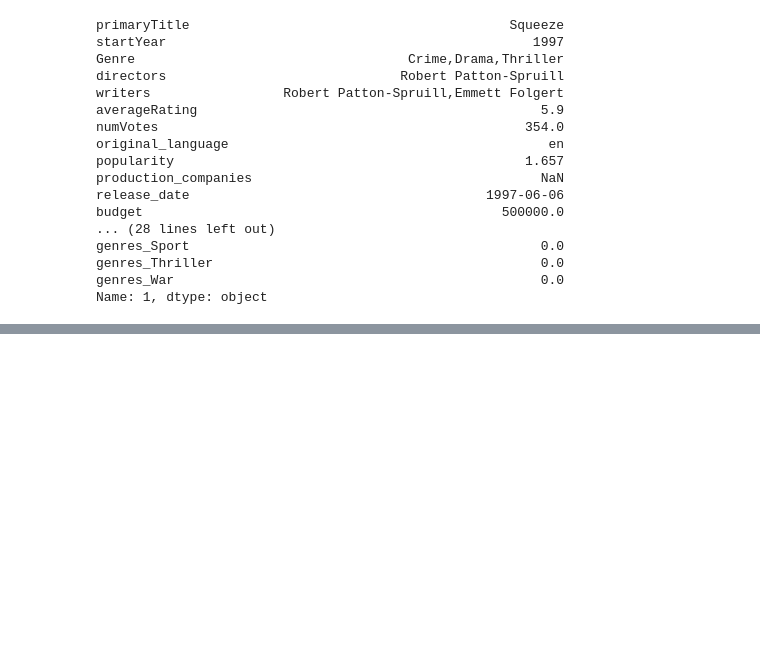
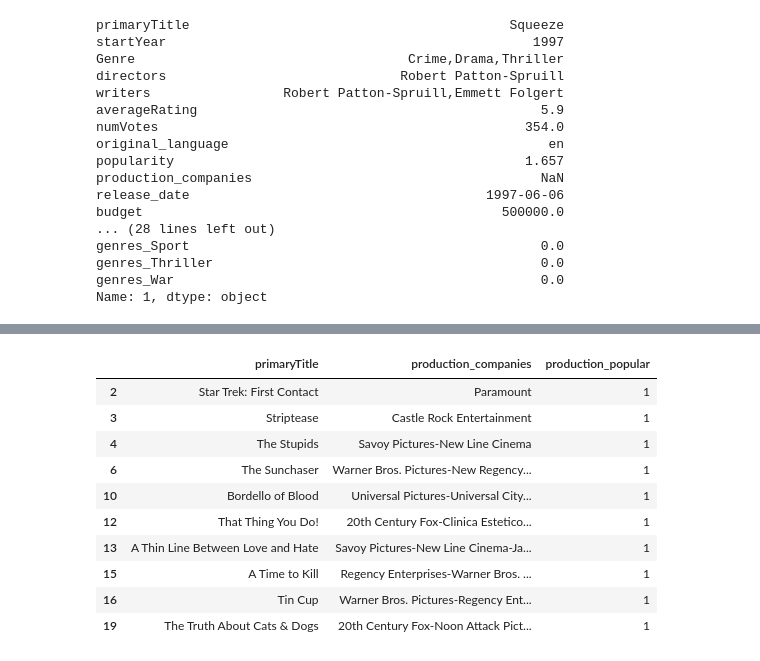
Before and after one commit to Eric7895/Movie_Revenue_Web_Application, a Jupyter notebook: data_preprocessing.ipynb, the cells around one changed output, grey strips where cells are left out. Drawn from its saved outputs; the diff is of its cells as text; code cells hidden in the pictures; blank space fills up the shorter version.

Commit message:
production_popular encoding

```diff
--- a/data_preprocessing.ipynb
+++ b/data_preprocessing.ipynb
@@ -366,3 +260,74 @@ genres_Sport                                             0.0
 genres_Thriller                                          0.0
 genres_War                                               0.0
 Name: 1, dtype: object
+# %%
+def encoding_production_companies_debug(df: pd.DataFrame, top_companies: list = None,
+                                        column_name: str = 'production_companies',
+                                        score_name: str = 'production_popular') -> pd.DataFrame:
+    if top_companies is None:
+        top_companies = [
+            'Warner Bros', 'Universal Pictures', 'Walt Disney',
+            'Columbia Pictures', '20th Century Fox', 'Paramount',
+            'Marvel Studios', 'New Line', 'DreamWorks', 'Lionsgate',
+            'MGM', 'Sony Pictures', 'Lucasfilm',
+            'Pixar', 'Legendary', 'A24', 'Focus Features',
+            'Amblin', 'Working Title', 'StudioCanal', 'Castle Rock'
+        ]
+
+    match_count = 0
+    total_count = 0
+
+    output_df = []
+    for i in range(len(df)):
+        movie_title = df.iloc[i, 0]
+
+        if pd.isna(df[column_name].iloc[i]) or not isinstance(df[column_name].iloc[i], str):
+            output_df.append({'name': movie_title, score_name: 0})
+            continue
+
+        total_count += 1
+        companies_text = df[column_name].iloc[i]
+
+        companies = companies_text.split(',')
+
+        score = 0
+        for company in companies:
+            company = company.strip()
+            for top_company in top_companies:
+                if top_company.lower() in company.lower():
+                    score += 1
+                    break
+
+        if score == 0:
+            for top_company in top_companies:
+                if top_company.lower() in companies_text.lower():
+                    score += 1
+
+        if score > 0:
+            match_count += 1
+
+        output_df.append({'name': movie_title, score_name: score})
+
+    print(f"\nMatching statistics:")
+    print(f"Total movies with production companies: {total_count}")
+    print(f"Movies matched with top companies: {match_count}")
+    print(f"Match percentage: {match_count/total_count*100:.2f}%")
+
+    return pd.DataFrame(output_df).drop_duplicates(['name'])
+
+production_debug = encoding_production_companies_debug(movie_stg0)
+
+movie_stg2_debug = movie_stg1.join(
+    production_debug.set_index(['name']), on='primaryTitle'
+)
+
+print("\nScore distribution:")
+print(movie_stg2_debug['production_popular'].value_counts().sort_index())
+
+print("\nMovies with production scores > 0:")
+positive_examples = movie_stg2_debug[movie_stg2_debug['production_popular'] > 0]
+if len(positive_examples) > 0:
+    display(positive_examples[['primaryTitle', 'production_companies', 'production_popular']].head(10))
+else:
+    print("No movies with production scores > 0 found.")
+# %% [output]
@@ -368,0 +346,11 @@ Name: 1, dtype: object
+|  | primaryTitle | production_companies | production_popular |
+| 2 | Star Trek: First Contact | Paramount | 1 |
+| 3 | Striptease | Castle Rock Entertainment | 1 |
+| 4 | The Stupids | Savoy Pictures-New Line Cinema | 1 |
+| 6 | The Sunchaser | Warner Bros. Pictures-New Regency... | 1 |
+| 10 | Bordello of Blood | Universal Pictures-Universal City... | 1 |
+| 12 | That Thing You Do! | 20th Century Fox-Clinica Estetico... | 1 |
+| 13 | A Thin Line Between Love and Hate | Savoy Pictures-New Line Cinema-Ja... | 1 |
+| 15 | A Time to Kill | Regency Enterprises-Warner Bros. ... | 1 |
+| 16 | Tin Cup | Warner Bros. Pictures-Regency Ent... | 1 |
+| 19 | The Truth About Cats & Dogs | 20th Century Fox-Noon Attack Pict... | 1 |
```
Also changed, not shown: parts of 8 cells of this notebook.
